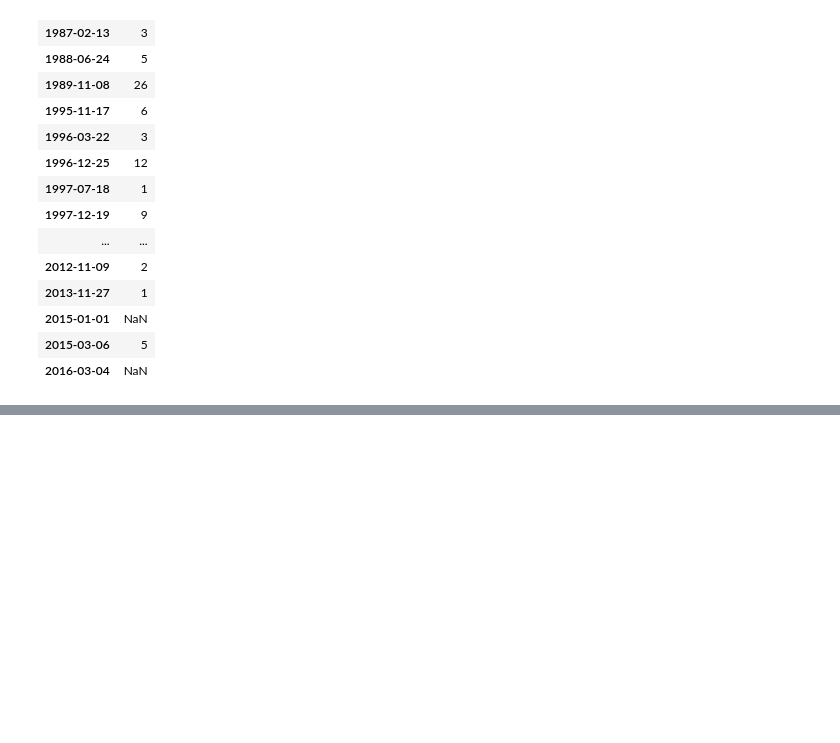
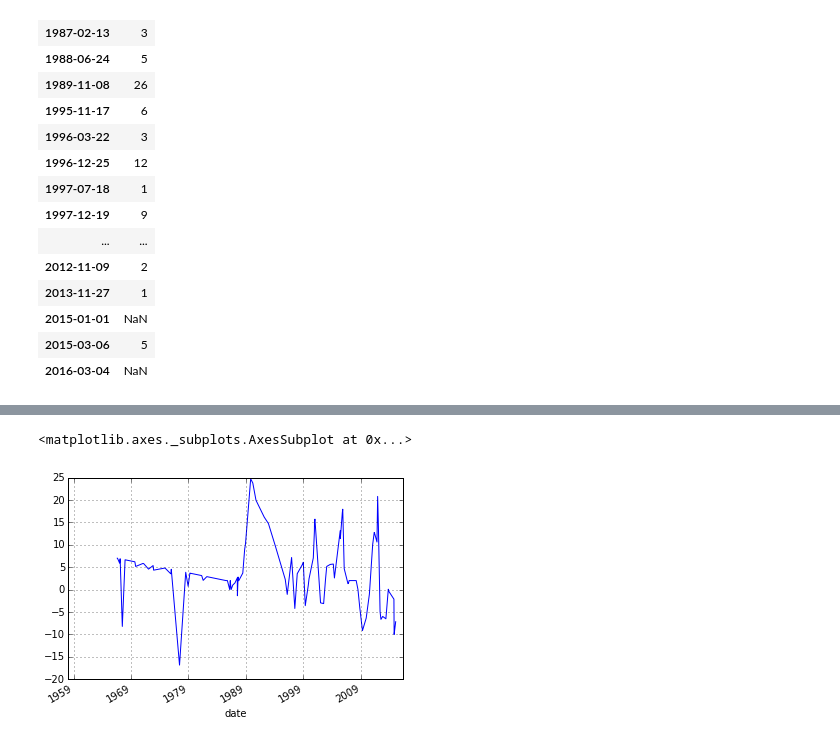
Before and after one commit to brandon-rhodes/pycon-pandas-tutorial, a Jupyter notebook: Solutions-5.ipynb, the cells around one changed output, grey strips where cells are left out. Cells and saved outputs as stored; diff of their text form; code cells hidden in the pictures; blank space fills up the shorter version.

```diff
--- a/Solutions-5.ipynb
+++ b/Solutions-5.ipynb
@@ -238,0 +231,5 @@ caine_ranks.reindex(dench_ranks.index)
+# %%
+(m.n_y - m.n_x).plot()
+# %% [output]
+<matplotlib.axes._subplots.AxesSubplot at 0x...>
+[figure, added]
```
Also changed, not shown: parts of 4 cells of this notebook.
